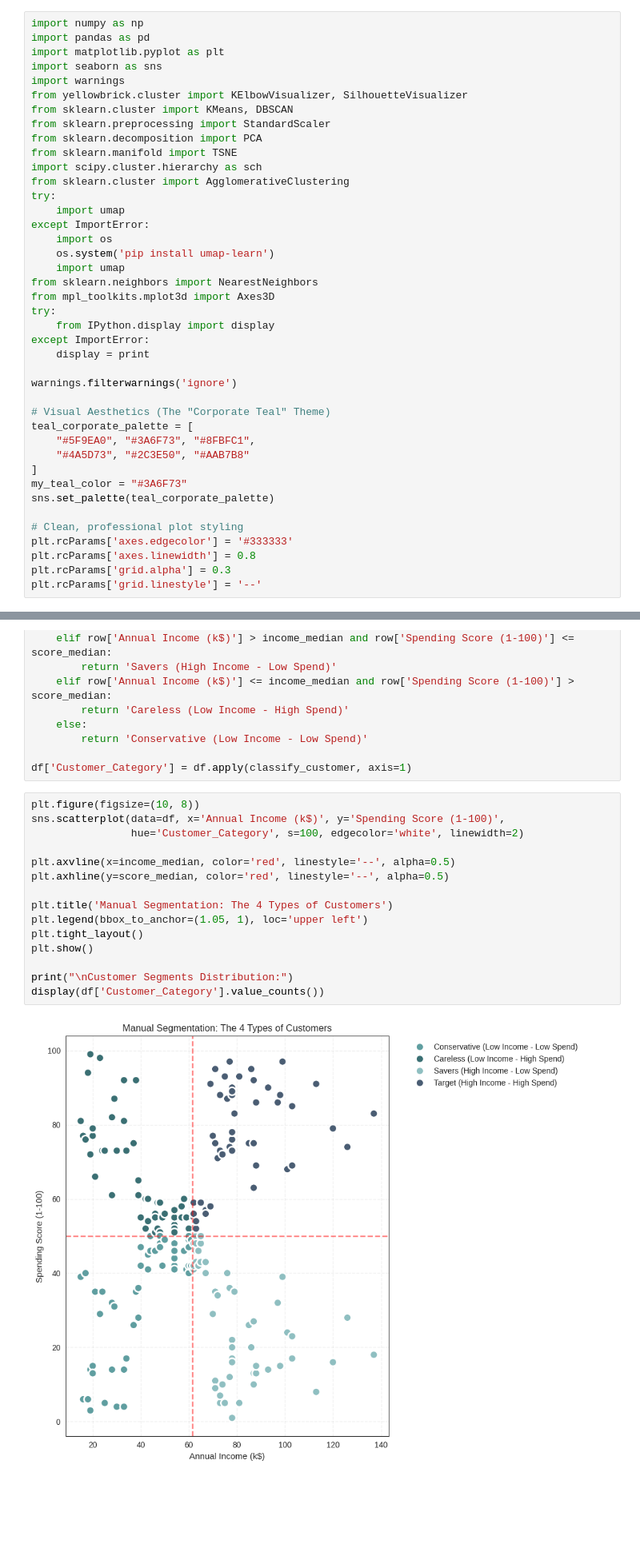
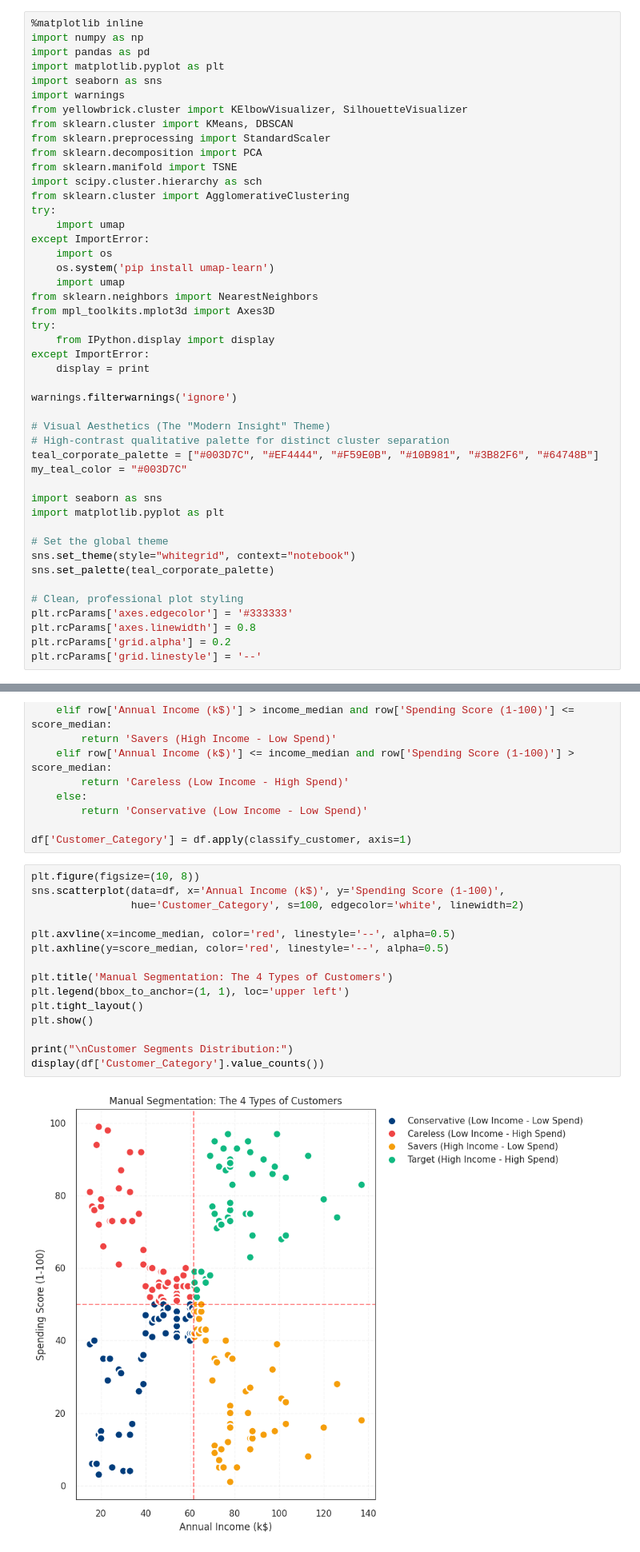
Before and after one commit to leondgarse/msi5102_group_project, a Jupyter notebook: customer-segmentation-eda-k-means-dbscan.ipynb, the cells around one changed output, grey strips where cells are left out. Shown at 80% size. Drawn from its saved outputs; the diff is of its cells as text; blank space fills up the shorter version.

```diff
--- a/customer-segmentation-eda-k-means-dbscan.ipynb
+++ b/customer-segmentation-eda-k-means-dbscan.ipynb
@@ -36,6 +34,7 @@ To ensure a robust analysis, we establish a foundational environment using stand
 
 Crucially, we define a custom **"Teal Corporate Palette"** at the start. This ensures that every chart generated in this report maintains a consistent, professional visual identity, avoiding the default rainbow colors that can distract from the insights.
 # %%
+%matplotlib inline
 import numpy as np
 import pandas as pd
 import matplotlib.pyplot as plt
@@ -63,16 +62,20 @@ except ImportError:
 
 warnings.filterwarnings('ignore')
 
-# Visual Aesthetics (The "Corporate Teal" Theme)
-teal_corporate_palette = [
-    "#5F9EA0", "#3A6F73", "#8FBFC1",
-    "#4A5D73", "#2C3E50", "#AAB7B8"
-]
-my_teal_color = "#3A6F73"
+# Visual Aesthetics (The "Modern Insight" Theme)
+# High-contrast qualitative palette for distinct cluster separation
+teal_corporate_palette = ["#003D7C", "#EF4444", "#F59E0B", "#10B981", "#3B82F6", "#64748B"]
+my_teal_color = "#003D7C"
+
+import seaborn as sns
+import matplotlib.pyplot as plt
+
+# Set the global theme
+sns.set_theme(style="whitegrid", context="notebook")
 sns.set_palette(teal_corporate_palette)
 
 # Clean, professional plot styling
 plt.rcParams['axes.edgecolor'] = '#333333'
 plt.rcParams['axes.linewidth'] = 0.8
-plt.rcParams['grid.alpha'] = 0.3
+plt.rcParams['grid.alpha'] = 0.2
 plt.rcParams['grid.linestyle'] = '--'
@@ -418,18 +424,18 @@ df['Customer_Category'] = df.apply(classify_customer, axis=1)
 # %%
 plt.figure(figsize=(10, 8))
 sns.scatterplot(data=df, x='Annual Income (k$)', y='Spending Score (1-100)',
                 hue='Customer_Category', s=100, edgecolor='white', linewidth=2)
 
 plt.axvline(x=income_median, color='red', linestyle='--', alpha=0.5)
 plt.axhline(y=score_median, color='red', linestyle='--', alpha=0.5)
 
 plt.title('Manual Segmentation: The 4 Types of Customers')
-plt.legend(bbox_to_anchor=(1.05, 1), loc='upper left')
+plt.legend(bbox_to_anchor=(1, 1), loc='upper left')
 plt.tight_layout()
 plt.show()
 
 print("\nCustomer Segments Distribution:")
 display(df['Customer_Category'].value_counts())
 # %% [output]
-[figure, old version]
+[figure, new version]
 Customer Segments Distribution:
```
Also changed, not shown: parts of 62 cells of this notebook, 1 other file.
